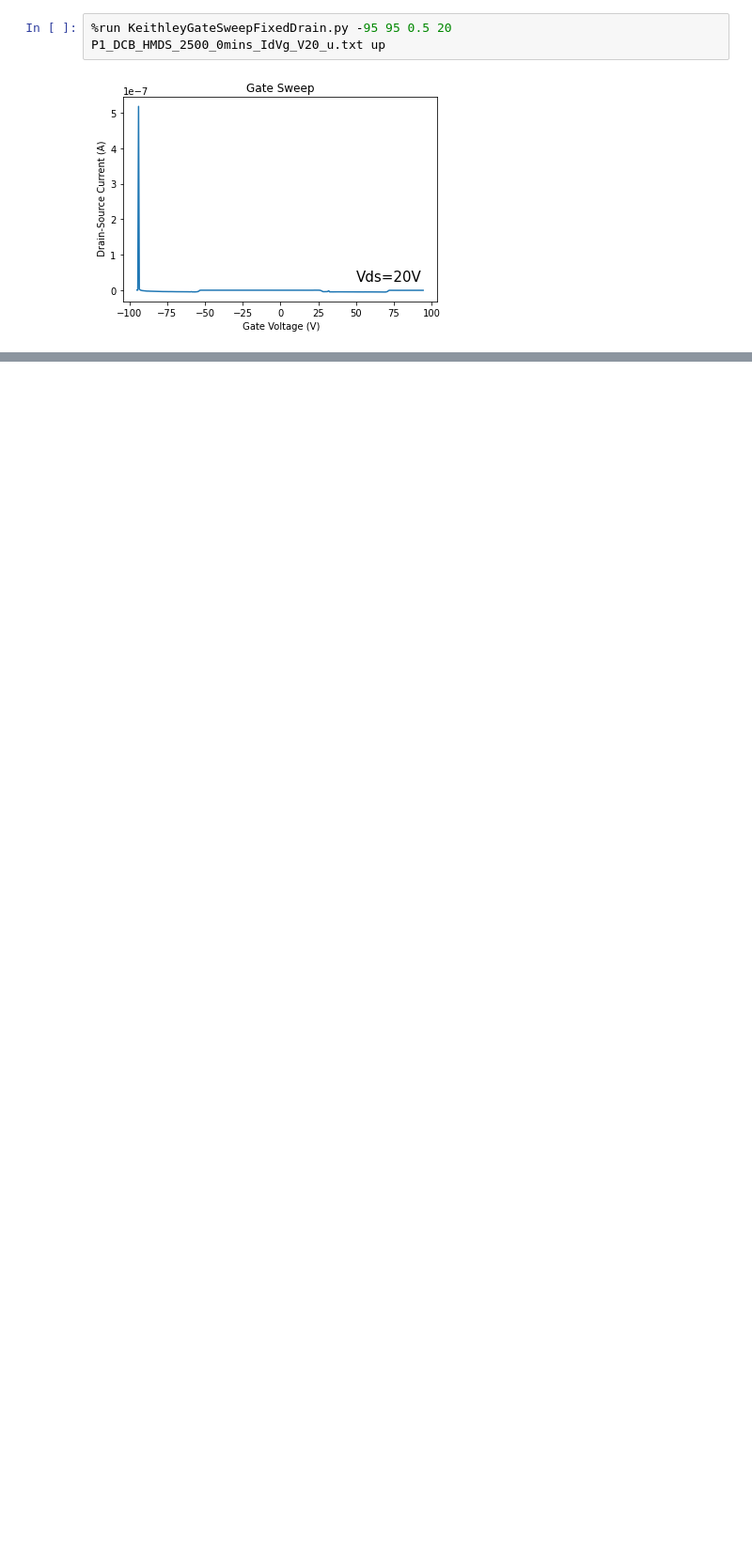
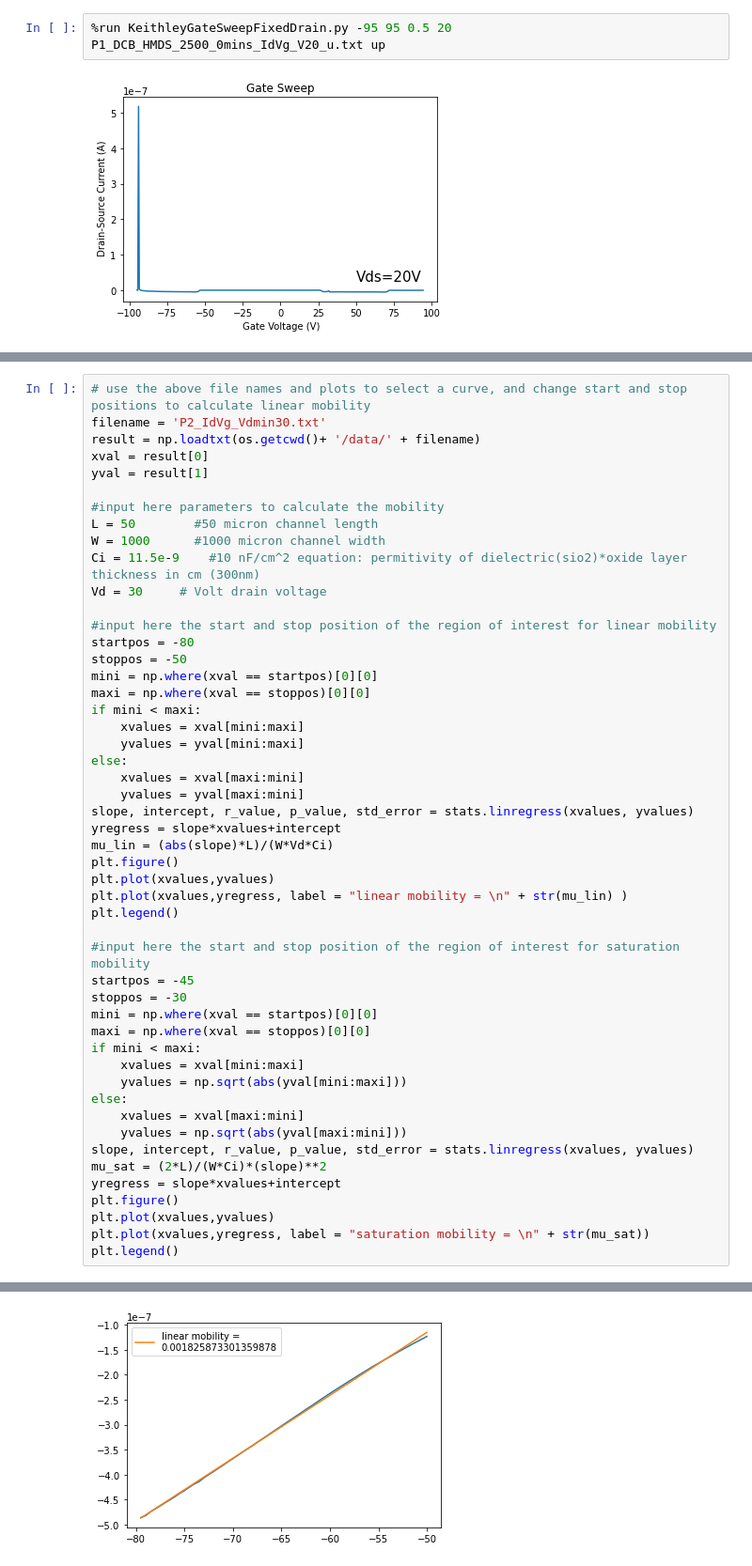
Before and after one commit to lortero7/Keithley, a Jupyter notebook: Two Keithley 2400 Mobility.ipynb, the cells around one changed output, grey strips where cells are left out. Shown: that part at 94% size. Saved outputs shown, nothing was run; the diff lists cells and outputs as text; blank space fills up the shorter version.

Commit message:
updated script for mobility measurement

```diff
--- a/Two Keithley 2400 Mobility.ipynb
+++ b/Two Keithley 2400 Mobility.ipynb
@@ -84,0 +62,51 @@ print(slope)
+# %%
+# use the above file names and plots to select a curve, and change start and stop positions to calculate linear mobility
+filename = 'P2_IdVg_Vdmin30.txt'
+result = np.loadtxt(os.getcwd()+ '/data/' + filename)
+xval = result[0]
+yval = result[1]
+
+#input here parameters to calculate the mobility
+L = 50        #50 micron channel length
+W = 1000      #1000 micron channel width
+Ci = 11.5e-9    #10 nF/cm^2 equation: permitivity of dielectric(sio2)*oxide layer thickness in cm (300nm)
+Vd = 30     # Volt drain voltage
+
+#input here the start and stop position of the region of interest for linear mobility
+startpos = -80
+stoppos = -50
+mini = np.where(xval == startpos)[0][0]
+maxi = np.where(xval == stoppos)[0][0]
+if mini < maxi:
+    xvalues = xval[mini:maxi]
+    yvalues = yval[mini:maxi]
+else:
+    xvalues = xval[maxi:mini]
+    yvalues = yval[maxi:mini]
+slope, intercept, r_value, p_value, std_error = stats.linregress(xvalues, yvalues)
+yregress = slope*xvalues+intercept
+mu_lin = (abs(slope)*L)/(W*Vd*Ci)
+plt.figure()
+plt.plot(xvalues,yvalues)
+plt.plot(xvalues,yregress, label = "linear mobility = \n" + str(mu_lin) )
+plt.legend()
+
+#input here the start and stop position of the region of interest for saturation mobility
+startpos = -45
+stoppos = -30
+mini = np.where(xval == startpos)[0][0]
+maxi = np.where(xval == stoppos)[0][0]
+if mini < maxi:
+    xvalues = xval[mini:maxi]
+    yvalues = np.sqrt(abs(yval[mini:maxi]))
+else:
+    xvalues = xval[maxi:mini]
+    yvalues = np.sqrt(abs(yval[maxi:mini]))
+slope, intercept, r_value, p_value, std_error = stats.linregress(xvalues, yvalues)
+mu_sat = (2*L)/(W*Ci)*(slope)**2
+yregress = slope*xvalues+intercept
+plt.figure()
+plt.plot(xvalues,yvalues)
+plt.plot(xvalues,yregress, label = "saturation mobility = \n" + str(mu_sat))
+plt.legend()
+# %% [output]
@@ -84,0 +114 @@ print(slope)
+[figure, added]
```
Also changed, not shown: parts of 5 cells of this notebook, 2 other files.
